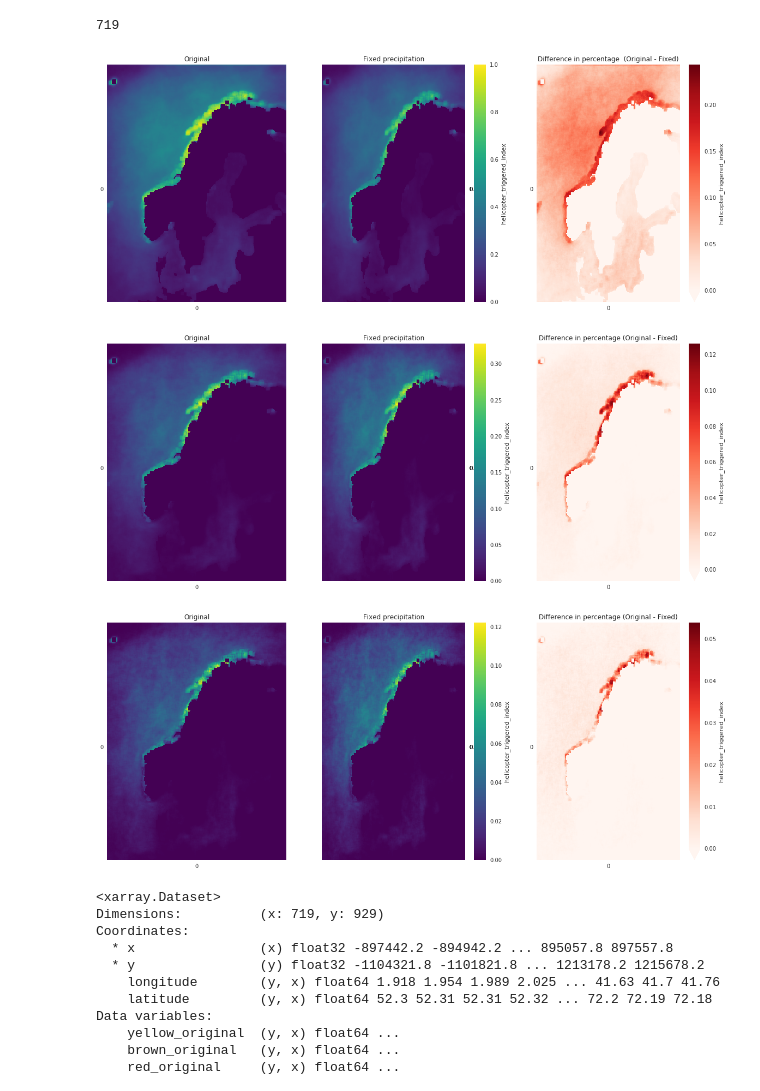
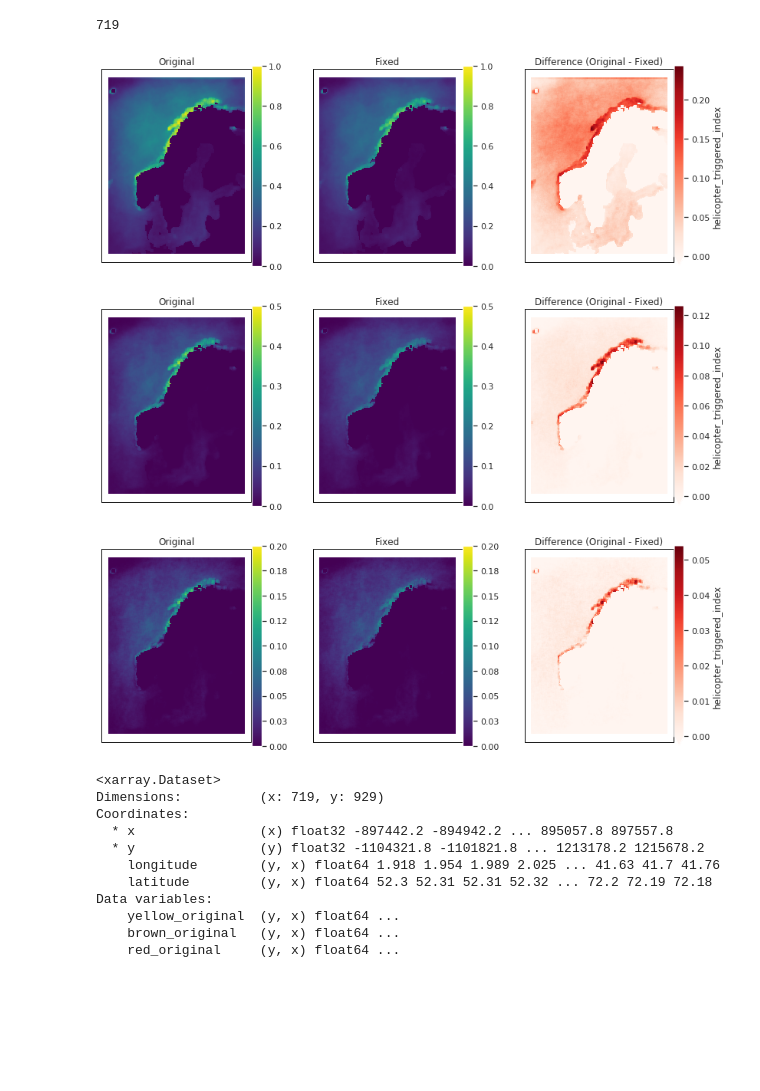
Before and after one commit to johtoblan/Master, a Jupyter notebook: Climatologies.ipynb, the cells around one changed output. Saved outputs shown, nothing was run; the diff lists cells and outputs as text; code cells hidden in the pictures; blank space fills up the shorter version.

```diff
--- a/Climatologies.ipynb
+++ b/Climatologies.ipynb
@@ -5,7 +5,12 @@ import os
 import matplotlib.pyplot as plt
 from Algorithms.HelicopterTriggerIndex import *
 import seaborn as sns
+import numba
+import time
 sns.set()
+import cartopy.crs as ccrs
+projection = ccrs.LambertConformal(central_latitude=63,central_longitude=15,standard_parallels=[63,63],cutoff=-30)
+outsource = "../Thesis_source/MasterThesis/Figures/"
 # %%
 def HTI_climatology(folder,yellow_treshold,brown_treshold,red_treshold,varname="helicopter_triggered_index"):
     treshold_yellow = yellow_treshold; yellow = 0
@@ -273,53 +274,40 @@ ds.dims["x"]
 # %% [output]
 719
 # %%
-fig,ax = plt.subplots(1,3,figsize=(20,8))
-y0.plot(ax=ax[0],vmin=0,vmax=1,cbar_ax=ax[1])
-y1.plot(ax=ax[1],vmin=0,vmax=1)
-(y0-y1).plot(ax=ax[2],cmap="Reds",vmin=0)
+fig,ax = plt.subplots(1,3,figsize=(14,6),subplot_kw={'projection': projection})
+y0.plot(ax=ax[0],vmin=0,vmax=1,cbar_kwargs={"pad":0.002,"shrink":0.8,"label":""})
+y1.plot(ax=ax[1],vmin=0,vmax=1,cbar_kwargs={"pad":0.002,"shrink":0.8,"label":""})
+(y0-y1).plot(ax=ax[2],cmap="Reds",vmin=0,cbar_kwargs={"pad":0.002,"shrink":0.8})
 ax[0].set_title("Original")
-ax[1].set_title("Fixed precipitation")
-ax[2].set_title("Difference in percentage  (Original - Fixed)")
-
-for i in range(3):
-    ax[i].set_ylabel("")
-    ax[i].set_xlabel("")
-    ax[i].set_xticks(range(0,1))
-    ax[i].set_yticks(range(0,1))
+ax[1].set_title("Fixed")
+ax[2].set_title("Difference (Original - Fixed)")
+fig.savefig(outsource+"climatologyyellow.png", bbox_inches = 'tight', pad_inches = 0.01)
 # %% [output]
-[figure, old version]
+[figure, new version]
 # %%
-fig,ax = plt.subplots(1,3,figsize=(20,8))
-b0.plot(ax=ax[0],vmin=0,cbar_ax=ax[1])
-b1.plot(ax=ax[1],vmin=0)
-(b0-b1).plot(ax=ax[2],cmap="Reds",vmin=0)
+fig,ax = plt.subplots(1,3,figsize=(14,6),subplot_kw={'projection': projection})
+b0.plot(ax=ax[0],vmin=0,vmax=.5,cbar_kwargs={"pad":0.002,"shrink":0.8,"label":""})
+b1.plot(ax=ax[1],vmin=0,vmax=.5,cbar_kwargs={"pad":0.002,"shrink":0.8,"label":""})
+(b0-b1).plot(ax=ax[2],cmap="Reds",vmin=0,cbar_kwargs={"pad":0.002,"shrink":0.8})
 ax[0].set_title("Original")
-ax[1].set_title("Fixed precipitation")
-ax[2].set_title("Difference in percentage (Original - Fixed)")
+ax[1].set_title("Fixed")
+ax[2].set_title("Difference (Original - Fixed)")
 
-for i in range(3):
-    ax[i].set_ylabel("")
-    ax[i].set_xlabel("")
-    ax[i].set_xticks(range(0,1))
-    ax[i].set_yticks(range(0,1))
+fig.savefig(outsource+"climatologyorange.png", bbox_inches = 'tight', pad_inches = 0.01)
 # %% [output]
-[figure, old version]
+[figure, new version]
 # %%
-fig,ax = plt.subplots(1,3,figsize=(20,8))
-r0.plot(ax=ax[0],vmin=0,cbar_ax=ax[1])
-r1.plot(ax=ax[1],vmin=0)
-(r0-r1).plot(ax=ax[2],vmin=0,cmap="Reds")
+fig,ax = plt.subplots(1,3,figsize=(14,6),subplot_kw={'projection': projection})
+r0.plot(ax=ax[0],vmin=0,vmax=.2,cbar_kwargs={"pad":0.002,"shrink":0.8,"label":"","format":"%.2f"})
+r1.plot(ax=ax[1],vmin=0,vmax=.2,cbar_kwargs={"pad":0.002,"shrink":0.8,"label":"","format":"%.2f"})
+(r0-r1).plot(ax=ax[2],cmap="Reds",vmin=0,cbar_kwargs={"pad":0.002,"shrink":0.8})
 ax[0].set_title("Original")
-ax[1].set_title("Fixed precipitation")
-ax[2].set_title("Difference in percentage (Original - Fixed)")
+ax[1].set_title("Fixed")
+ax[2].set_title("Difference (Original - Fixed)")
 
-for i in range(3):
-    ax[i].set_ylabel("")
-    ax[i].set_xlabel("")
-    ax[i].set_xticks(range(0,1))
-    ax[i].set_yticks(range(0,1))
+fig.savefig(outsource+"climatologyred.png", bbox_inches = 'tight', pad_inches = 0.01)
 # %% [output]
-[figure, old version]
+[figure, new version]
 # %%
 ds = xr.merge([y0.rename("yellow_original"),b0.rename("brown_original"),r0.rename("red_original"),y1.rename("yellow_fixed"),b1.rename("brown_fixed"),r1.rename("red_fixed")])
 # %%
```
Also changed, not shown: parts of 11 cells of this notebook, 17 other files.
